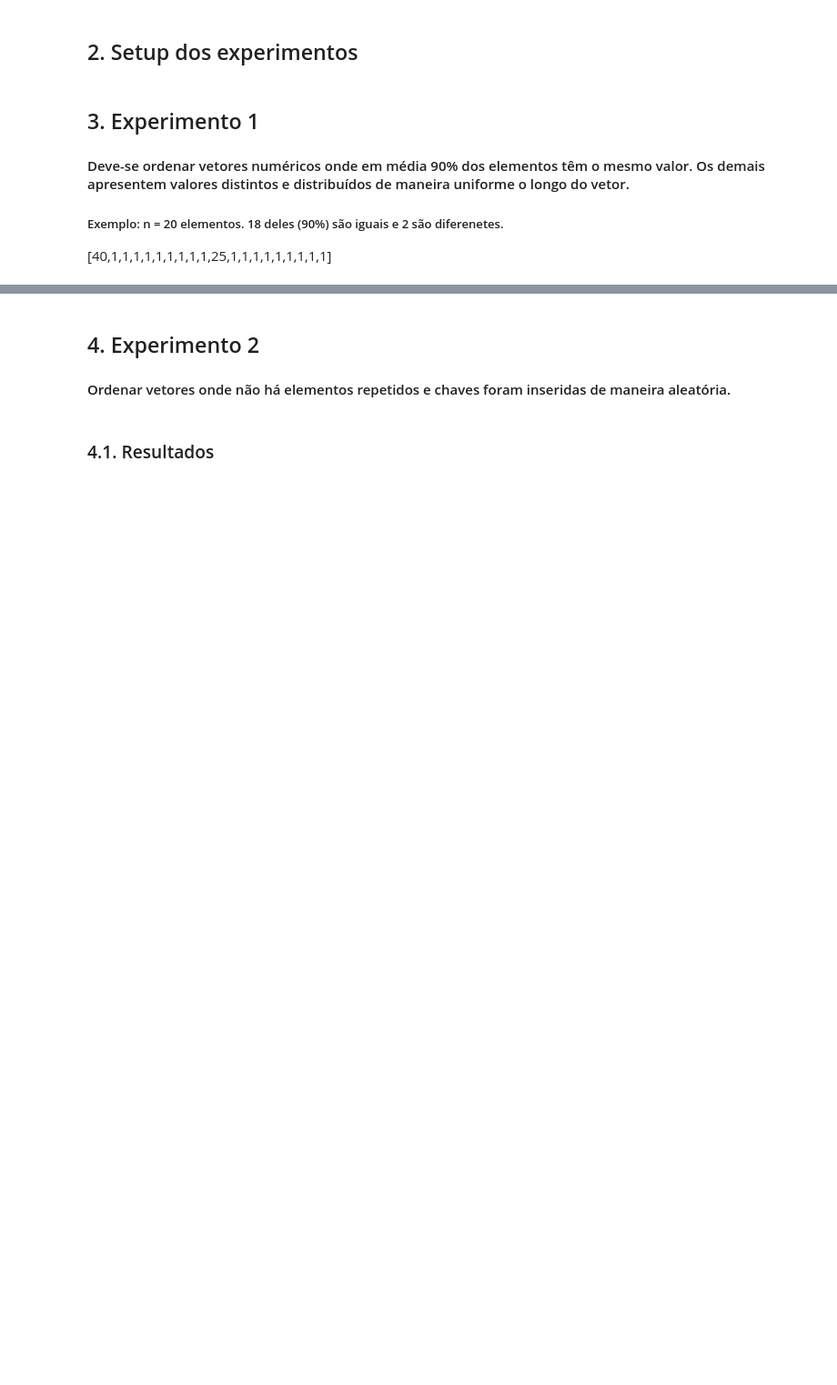
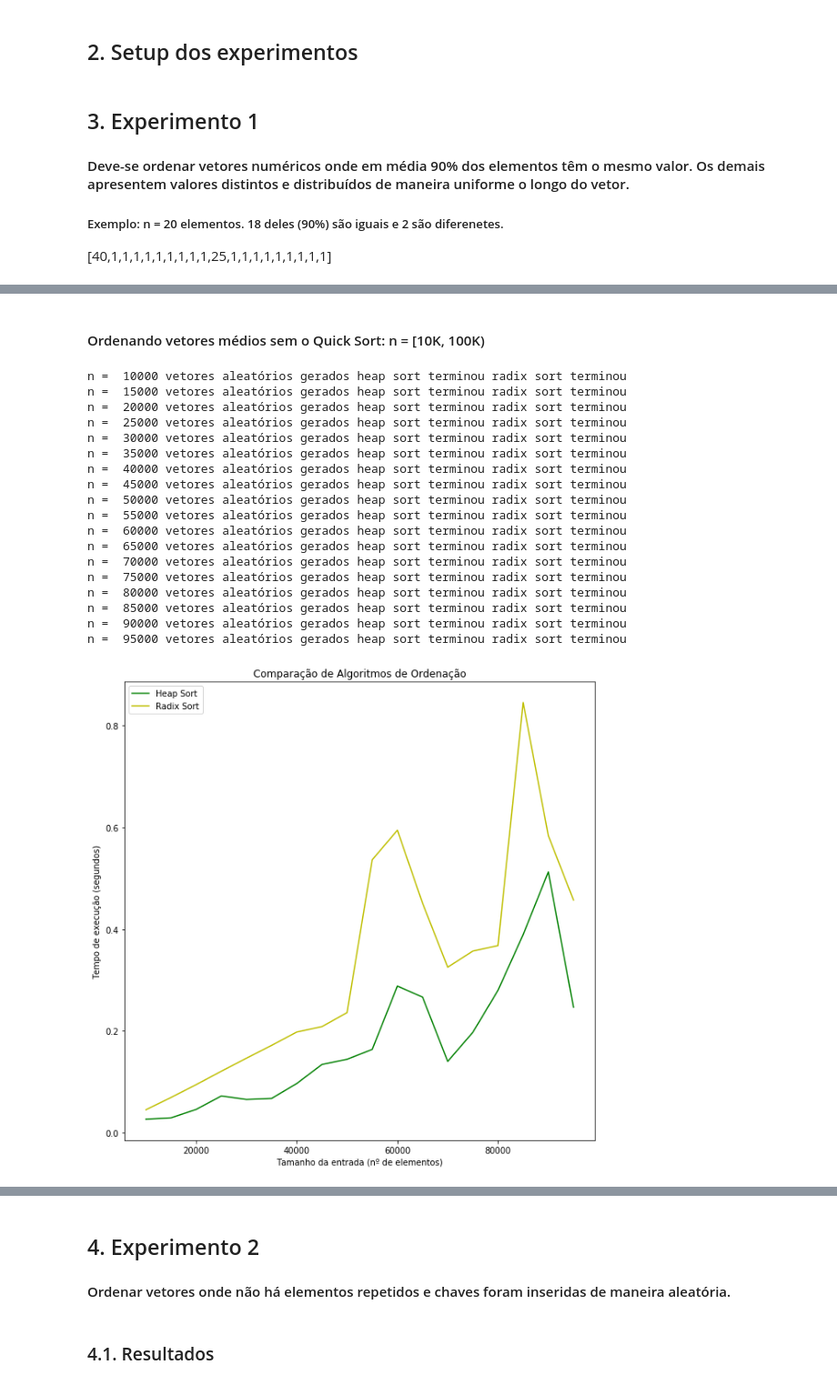
Before and after one commit to EstevaoCostaG3/Algoritmos, a Jupyter notebook: Experimento sobre algoritmos de ordenação.ipynb, the cells around one changed output, grey strips where cells are left out. Shown at 91% size. Drawn from its saved outputs; the diff is of its cells as text; code cells hidden in the pictures; blank space fills up the shorter version.

```diff
--- a/Experimento sobre algoritmos de ordenação.ipynb
+++ b/Experimento sobre algoritmos de ordenação.ipynb
@@ -243,0 +276,26 @@ run_experiment_and_plot_results(array_sizes, generate_array_for_experiment_one,
+# %% [markdown]
+#### Ordenando vetores médios sem o Quick Sort: n = [10K, 100K)
+# %%
+array_sizes = np.arange(10000, 100000, 5000)
+figure_name = 'experimento 1 - sem quick - n de 10k a 100k passo 5k'
+run_experiment_and_plot_results(array_sizes, generate_array_for_experiment_one, figure_name)
+# %% [output]
+n =  10000 vetores aleatórios gerados heap sort terminou radix sort terminou
+n =  15000 vetores aleatórios gerados heap sort terminou radix sort terminou
+n =  20000 vetores aleatórios gerados heap sort terminou radix sort terminou
+n =  25000 vetores aleatórios gerados heap sort terminou radix sort terminou
+n =  30000 vetores aleatórios gerados heap sort terminou radix sort terminou
+n =  35000 vetores aleatórios gerados heap sort terminou radix sort terminou
+n =  40000 vetores aleatórios gerados heap sort terminou radix sort terminou
+n =  45000 vetores aleatórios gerados heap sort terminou radix sort terminou
+n =  50000 vetores aleatórios gerados heap sort terminou radix sort terminou
+n =  55000 vetores aleatórios gerados heap sort terminou radix sort terminou
+n =  60000 vetores aleatórios gerados heap sort terminou radix sort terminou
+n =  65000 vetores aleatórios gerados heap sort terminou radix sort terminou
+n =  70000 vetores aleatórios gerados heap sort terminou radix sort terminou
+n =  75000 vetores aleatórios gerados heap sort terminou radix sort terminou
+n =  80000 vetores aleatórios gerados heap sort terminou radix sort terminou
+n =  85000 vetores aleatórios gerados heap sort terminou radix sort terminou
+n =  90000 vetores aleatórios gerados heap sort terminou radix sort terminou
+n =  95000 vetores aleatórios gerados heap sort terminou radix sort terminou
+[figure, added]
```
Also changed, not shown: parts of 24 cells of this notebook, 12 other files.
